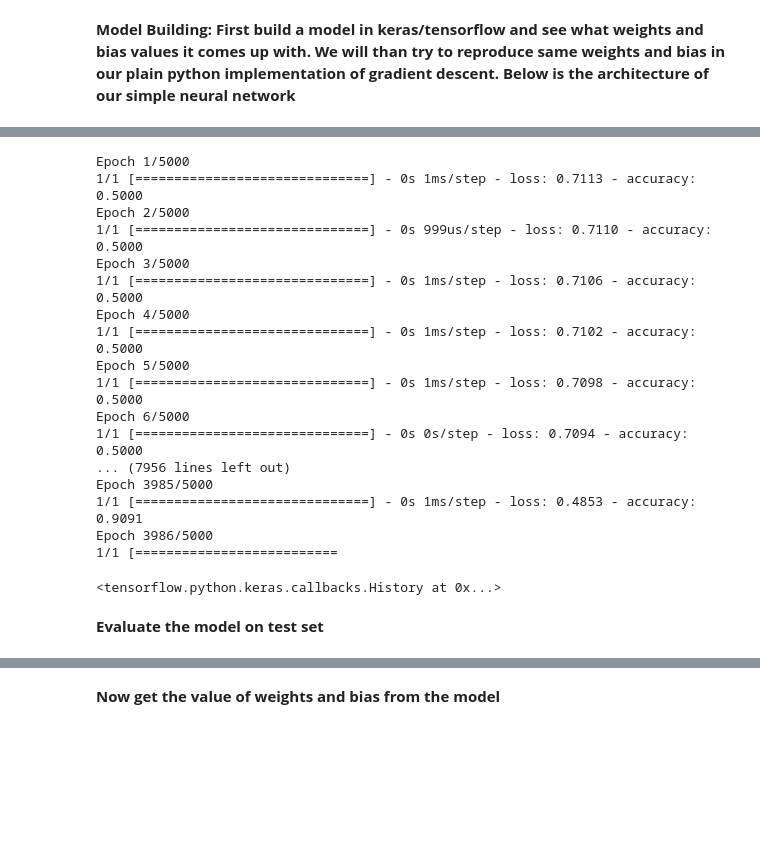
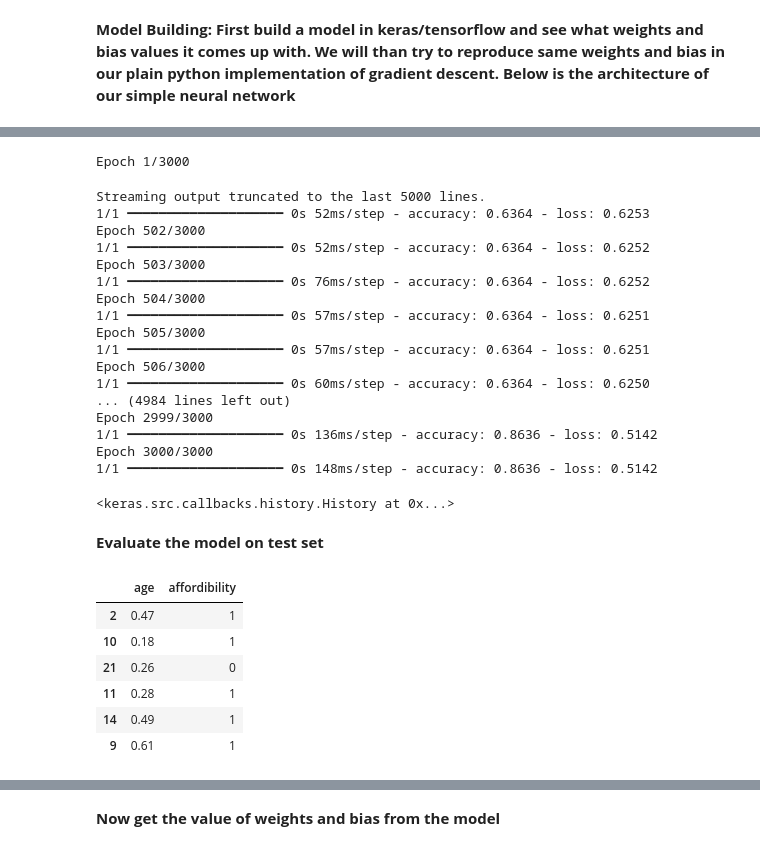
Before and after one commit to subhashiitb/CodeBasics, a Jupyter notebook: DL/Gradient Descent-1/6_gradient_descent.ipynb, the cells around one changed output, grey strips where cells are left out. Saved outputs shown, nothing was run; the diff lists cells and outputs as text; code cells hidden in the pictures; blank space fills up the shorter version.

```diff
--- a/DL/Gradient Descent-1/6_gradient_descent.ipynb
+++ b/DL/Gradient Descent-1/6_gradient_descent.ipynb
@@ -51,28 +47,39 @@ model.compile(optimizer='adam',
               loss='binary_crossentropy',
               metrics=['accuracy'])
 
-model.fit(X_train_scaled, y_train, epochs=5000)
+model.fit(X_train_scaled, y_train, epochs=3000)
 # %% [output]
-Epoch 1/5000
-1/1 [==============================] - 0s 1ms/step - loss: 0.7113 - accuracy: 0.5000
-Epoch 2/5000
-1/1 [==============================] - 0s 999us/step - loss: 0.7110 - accuracy: 0.5000
-Epoch 3/5000
-1/1 [==============================] - 0s 1ms/step - loss: 0.7106 - accuracy: 0.5000
-Epoch 4/5000
-1/1 [==============================] - 0s 1ms/step - loss: 0.7102 - accuracy: 0.5000
-Epoch 5/5000
-1/1 [==============================] - 0s 1ms/step - loss: 0.7098 - accuracy: 0.5000
-Epoch 6/5000
-1/1 [==============================] - 0s 0s/step - loss: 0.7094 - accuracy: 0.5000
-... (7956 lines left out)
-Epoch 3985/5000
-1/1 [==============================] - 0s 1ms/step - loss: 0.4853 - accuracy: 0.9091
-Epoch 3986/5000
-1/1 [==========================
+Epoch 1/3000
-<tensorflow.python.keras.callbacks.History at 0x...>
+Streaming output truncated to the last 5000 lines.
+1/1 ━━━━━━━━━━━━━━━━━━━━ 0s 52ms/step - accuracy: 0.6364 - loss: 0.6253
+Epoch 502/3000
+1/1 ━━━━━━━━━━━━━━━━━━━━ 0s 52ms/step - accuracy: 0.6364 - loss: 0.6252
+Epoch 503/3000
+1/1 ━━━━━━━━━━━━━━━━━━━━ 0s 76ms/step - accuracy: 0.6364 - loss: 0.6252
+Epoch 504/3000
+1/1 ━━━━━━━━━━━━━━━━━━━━ 0s 57ms/step - accuracy: 0.6364 - loss: 0.6251
+Epoch 505/3000
+1/1 ━━━━━━━━━━━━━━━━━━━━ 0s 57ms/step - accuracy: 0.6364 - loss: 0.6251
+Epoch 506/3000
+1/1 ━━━━━━━━━━━━━━━━━━━━ 0s 60ms/step - accuracy: 0.6364 - loss: 0.6250
+... (4984 lines left out)
+Epoch 2999/3000
+1/1 ━━━━━━━━━━━━━━━━━━━━ 0s 136ms/step - accuracy: 0.8636 - loss: 0.5142
+Epoch 3000/3000
+1/1 ━━━━━━━━━━━━━━━━━━━━ 0s 148ms/step - accuracy: 0.8636 - loss: 0.5142
+<keras.src.callbacks.history.History at 0x...>
 # %% [markdown]
 **Evaluate the model on test set**
+# %%
+X_test_scaled
+# %% [output]
+|  | age | affordibility |
+| 2 | 0.47 | 1 |
+| 10 | 0.18 | 1 |
+| 21 | 0.26 | 0 |
+| 11 | 0.28 | 1 |
+| 14 | 0.49 | 1 |
+| 9 | 0.61 | 1 |
 # %%
 model.evaluate(X_test_scaled,y_test)
 # %% [output]
```
Also changed, not shown: parts of 11 cells of this notebook.
